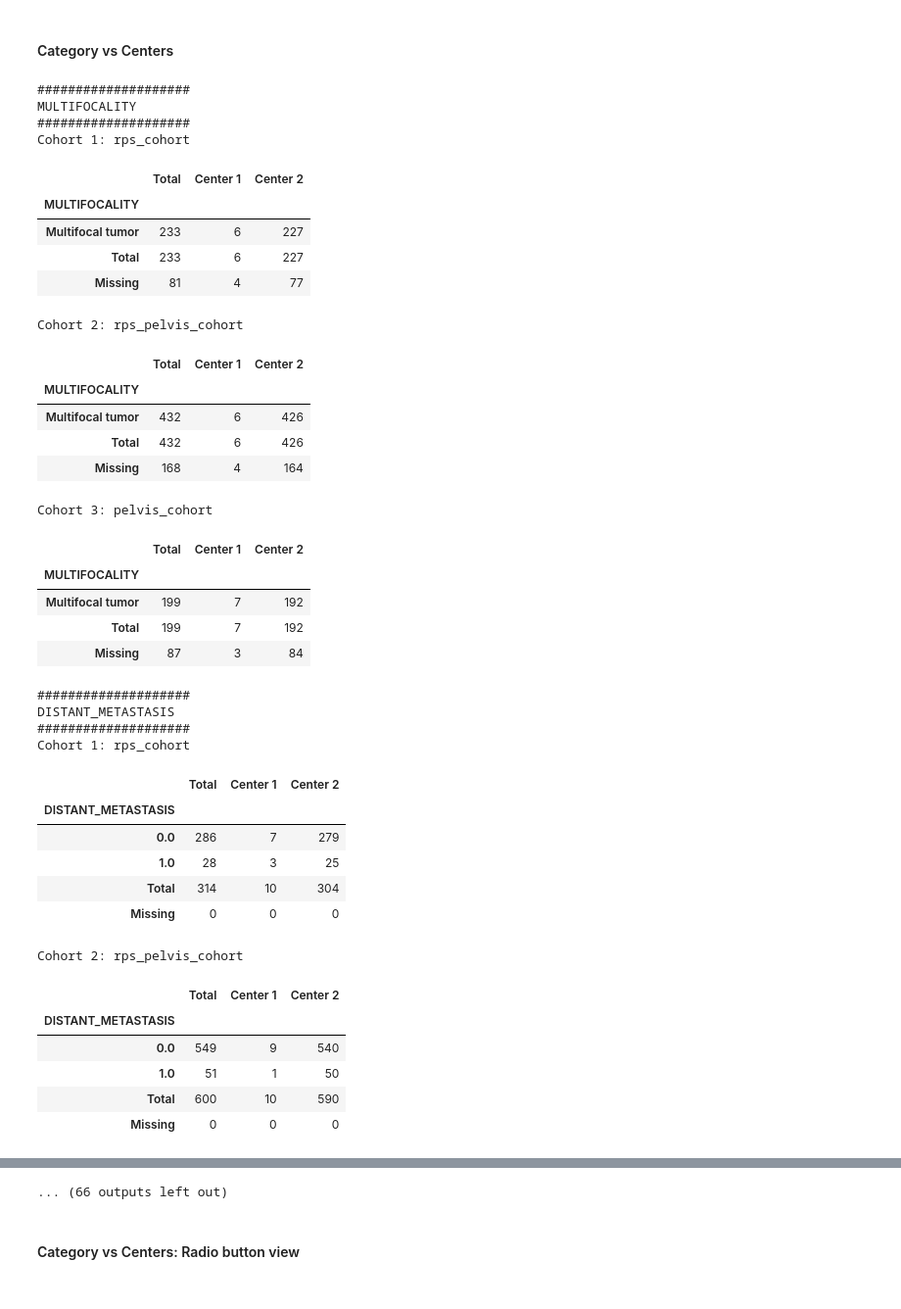
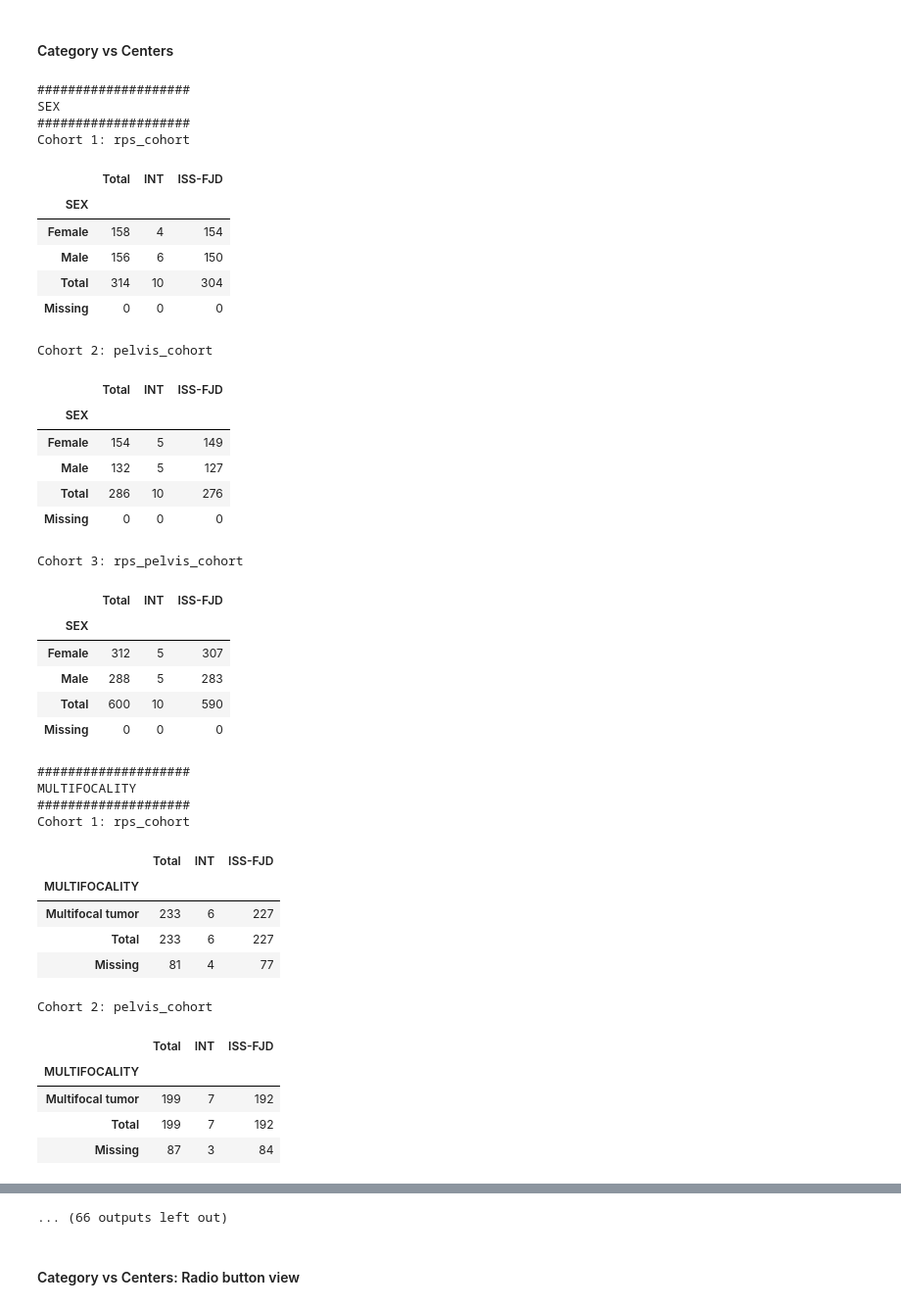
Before and after one commit to IKNL/idea4rc-vantage6-algorithms, a Jupyter notebook: use_cases/sarcoma_v3.ipynb, the cells around one changed output, grey strips where cells are left out. Shown: that part at 98% size. Cells and saved outputs as stored; diff of their text form; code cells hidden in the pictures.

```diff
--- a/use_cases/sarcoma_v3.ipynb
+++ b/use_cases/sarcoma_v3.ipynb
@@ -267,7 +253,7 @@ info > Mocking waiting for results
 <img src="../data%20preparation%20numeric.PNG" alt="Data Preparation Numeric" width="700"/>
 # %%
 def plot_bars(cohort, variable, organizations, measure):
-    medians = [result_center[cohort]['numeric'][variable][measure] for result_center in result_centers]
+    medians = [round(result_center[cohort]['numeric'][variable][measure],2) for result_center in result_centers]
     mapping = {'mock-0': 'INT', 'mock-1': 'ISS-FJD'}
     center_names = [mapping[organizations.get(id)] for id in range(len(result_centers))]
     labels = [f"{name} - {median}" for name, median in zip(center_names, medians)]
@@ -278,10 +264,10 @@ def plot_bars(cohort, variable, organizations, measure):
     max_value = max(max(medians), 1)
 
     # Draw full-width light gray bars
-    plt.barh(center_names, [max_value] * len(medians), color='lightgray', height=0.5)
+    plt.barh(center_names, [max_value] * len(medians), color='#e4e9ec', height=0.5)
 
     # Overlay actual data bars
-    bars = plt.barh(center_names, medians, color='skyblue', height=0.5)
+    bars = plt.barh(center_names, medians, color=['#1ab5e5','#275b83'], height=0.5)
 
     # Position labels consistently to the *left* of the bars, based on max_value
     label_offset = max_value * 0.05  # adjust spacing as needed
@@ -433,7 +419,10 @@ for variable in variables:
         df.loc['Total', cohort] = int(df.loc[categories_cap, cohort].sum())
         df.loc['Missing', cohort] = f"{df.loc['Missing', cohort]} ({round(df.loc['Missing', cohort]/(df.loc['Missing', cohort]+df.loc['Total', cohort])*100, 1)})%"
 
+    desired_order = ["rps_cohort", "pelvis_cohort", "rps_pelvis_cohort"]
+    df = df[desired_order]
     df = add_full_row_border(df.style, "Total", "1px solid black")
+
     display(df)
 # %% [output]
 ####################
@@ -615,7 +602,8 @@ Row percentages
 # %% [markdown]
 #### Category vs Centers
 # %%
-cohort_names = list(result[0].keys())
+# cohort_names = list(result[0].keys())
+cohort_names = ['rps_cohort', 'pelvis_cohort', 'rps_pelvis_cohort']
 
 organizations = client.organization.list()
 organizations = {organization.get('id'): organization.get('name') for organization in organizations}
@@ -644,66 +632,68 @@ for variable in variables:
 
             categories = list(result_center[cohort]['counts_unique_values'][variable].keys())
 
             for category in categories:
                 if category=='N/A':
                     df_centers.loc['Missing', organizations.get(id)] = int(result_center[cohort]['counts_unique_values'][variable][category])
                 else:
                     df_centers.loc[category.capitalize(), organizations.get(id)] = int(result_center[cohort]['counts_unique_values'][variable][category])
                     df_centers.loc['Missing', organizations.get(id)] = int(0)
                 df_centers = df_centers.fillna(0)
                 # df_centers.loc[category.capitalize(), organizations.get(id)] = int(result_center[cohort]['counts_unique_values'][variable][category])
 
             df_centers.loc['Total', organizations.get(id)] = int(df_centers.loc[categories_cap, organizations.get(id)].sum())
             # df_centers.loc['Missing', organizations.get(id)] = f"{int(result_center[cohort]['categorical'][variable]['missing'])} ({round(result_center[cohort]['categorical'][variable]['missing']/result_center[cohort]['categorical'][variable]['count']*100, 1)})%"
 
 
         indices_no_total_missing = [idx for idx in df_centers.index if idx not in ['Total', 'Missing']]
         for category in indices_no_total_missing:
             if category!='N/A':
                 df_centers.loc[category.capitalize(), 'Total'] = int(df_centers.loc[category.capitalize(), list(organizations.values())].sum())
                 df_centers.loc['Total', 'Total'] = int(df_centers.loc['Total', list(organizations.values())].sum())
                 # df_centers.loc['Missing', 'Total'] = f"{int(df_centers.loc['Missing'][list(organizations.values())].str.split(' ').str[0].astype(int).sum())} ({round(df_centers.loc['Missing'][list(organizations.values())].str.split(' ').str[0].astype(int).sum()/df_centers.loc['Total', 'Total']*100, 1)})%"
                 # df_centers.loc['Missing', 'Total'] = f"{int(df_centers.loc['Missing'][list(organizations.values())].astype(int).sum())} ({round(df_centers.loc['Missing'][list(organizations.values())].astype(int).sum()/df_centers.loc['Total', 'Total']*100, 1)})%"
                 df_centers.loc['Missing', 'Total'] = int(df_centers.loc['Missing'][list(organizations.values())].astype(int).sum())
 
-        df_centers.rename(columns={'mock-0':'Center 1', 'mock-1':'Center 2'}, inplace=True)
+        mapping = {'mock-0': 'INT', 'mock-1': 'ISS-FJD'}
+        df_centers.rename(columns=mapping, inplace=True)
         display(add_full_row_border(df_centers.style, "Total", "1px solid black"))
 # %% [output]
 ####################
-MULTIFOCALITY
+SEX
 ####################
 Cohort 1: rps_cohort
-|  | Total | Center 1 | Center 2 |
-| MULTIFOCALITY |  |  |  |
-| Multifocal tumor | 233 | 6 | 227 |
-| Total | 233 | 6 | 227 |
-| Missing | 81 | 4 | 77 |
+|  | Total | INT | ISS-FJD |
+| SEX |  |  |  |
+| Female | 158 | 4 | 154 |
+| Male | 156 | 6 | 150 |
+| Total | 314 | 10 | 304 |
+| Missing | 0 | 0 | 0 |
-Cohort 2: rps_pelvis_cohort
+Cohort 2: pelvis_cohort
-|  | Total | Center 1 | Center 2 |
-| MULTIFOCALITY |  |  |  |
-| Multifocal tumor | 432 | 6 | 426 |
-| Total | 432 | 6 | 426 |
-| Missing | 168 | 4 | 164 |
+|  | Total | INT | ISS-FJD |
+| SEX |  |  |  |
+| Female | 154 | 5 | 149 |
+| Male | 132 | 5 | 127 |
+| Total | 286 | 10 | 276 |
+| Missing | 0 | 0 | 0 |
-Cohort 3: pelvis_cohort
+Cohort 3: rps_pelvis_cohort
-|  | Total | Center 1 | Center 2 |
-| MULTIFOCALITY |  |  |  |
-| Multifocal tumor | 199 | 7 | 192 |
-| Total | 199 | 7 | 192 |
-| Missing | 87 | 3 | 84 |
+|  | Total | INT | ISS-FJD |
+| SEX |  |  |  |
+| Female | 312 | 5 | 307 |
+| Male | 288 | 5 | 283 |
+| Total | 600 | 10 | 590 |
+| Missing | 0 | 0 | 0 |
 ####################
-DISTANT_METASTASIS
+MULTIFOCALITY
 ####################
 Cohort 1: rps_cohort
-|  | Total | Center 1 | Center 2 |
-| DISTANT_METASTASIS |  |  |  |
-| 0.0 | 286 | 7 | 279 |
-| 1.0 | 28 | 3 | 25 |
-| Total | 314 | 10 | 304 |
-| Missing | 0 | 0 | 0 |
+|  | Total | INT | ISS-FJD |
+| MULTIFOCALITY |  |  |  |
+| Multifocal tumor | 233 | 6 | 227 |
+| Total | 233 | 6 | 227 |
+| Missing | 81 | 4 | 77 |
-Cohort 2: rps_pelvis_cohort
+Cohort 2: pelvis_cohort
-|  | Total | Center 1 | Center 2 |
-| DISTANT_METASTASIS |  |  |  |
-| 0.0 | 549 | 9 | 540 |
-| 1.0 | 51 | 1 | 50 |
-| Total | 600 | 10 | 590 |
-| Missing | 0 | 0 | 0 |
+|  | Total | INT | ISS-FJD |
+| MULTIFOCALITY |  |  |  |
+| Multifocal tumor | 199 | 7 | 192 |
+| Total | 199 | 7 | 192 |
+| Missing | 87 | 3 | 84 |
```
Also changed, not shown: parts of 13 cells of this notebook, 3 other files.
